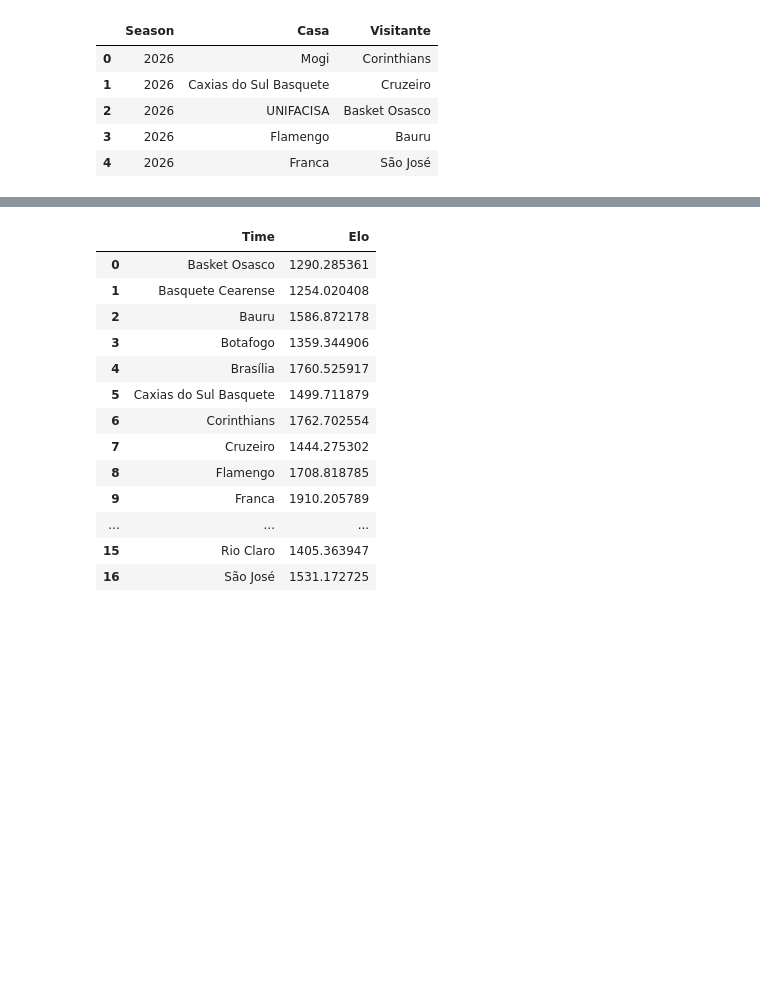
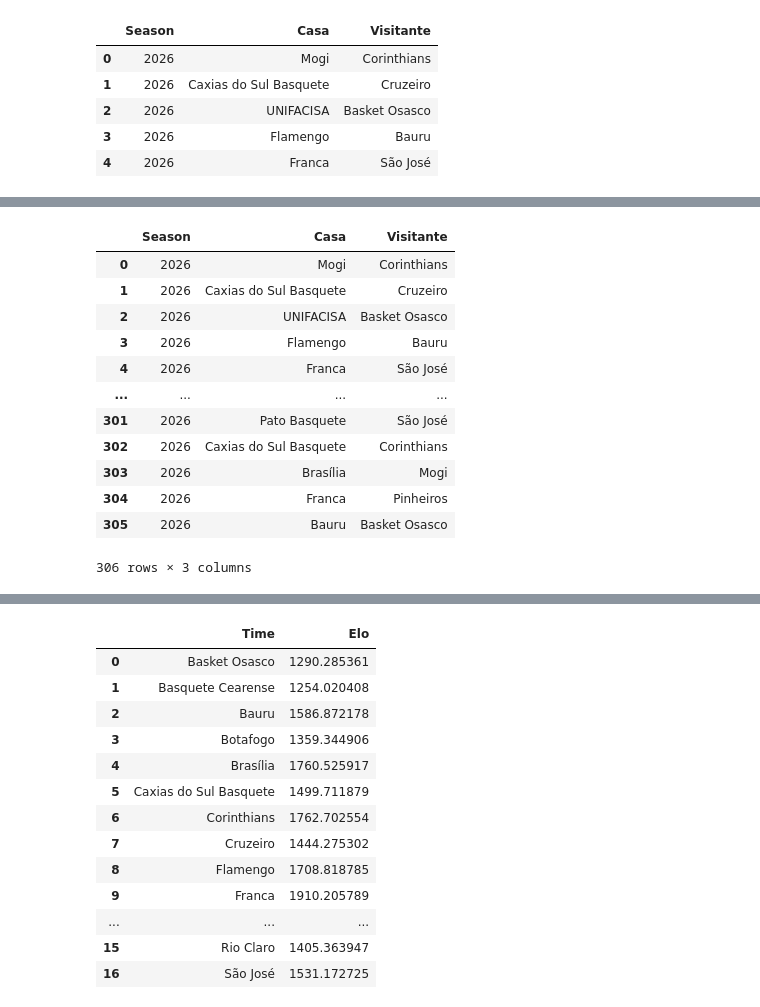
Before and after one commit to lucasdga1/Algoritmo-de-previsao-de-percentual-de-vitorias, a Jupyter notebook: notebooks/simulacao_torneio.ipynb, the cells around one changed output, grey strips where cells are left out. Drawn from its saved outputs; the diff is of its cells as text; code cells hidden in the pictures; blank space fills up the shorter version.

```diff
--- a/notebooks/simulacao_torneio.ipynb
+++ b/notebooks/simulacao_torneio.ipynb
@@ -33,3 +80,21 @@ nbb_26.head()
+# %%
+nbb_26_completo = pd.concat([nbb_26, turno_2], ignore_index=True)
+
+nbb_26_completo
+# %% [output]
+|  | Season | Casa | Visitante |
+| 0 | 2026 | Mogi | Corinthians |
+| 1 | 2026 | Caxias do Sul Basquete | Cruzeiro |
+| 2 | 2026 | UNIFACISA | Basket Osasco |
+| 3 | 2026 | Flamengo | Bauru |
+| 4 | 2026 | Franca | São José |
+| ... | ... | ... | ... |
+| 301 | 2026 | Pato Basquete | São José |
+| 302 | 2026 | Caxias do Sul Basquete | Corinthians |
+| 303 | 2026 | Brasília | Mogi |
+| 304 | 2026 | Franca | Pinheiros |
+| 305 | 2026 | Bauru | Basket Osasco |
+306 rows × 3 columns
 # %%
 df_elo['Time'].unique() # Vendo a lista dos times que estão no histórico de elo
 # %% [output]
```
Also changed, not shown: parts of 9 cells of this notebook, 1 other file.
